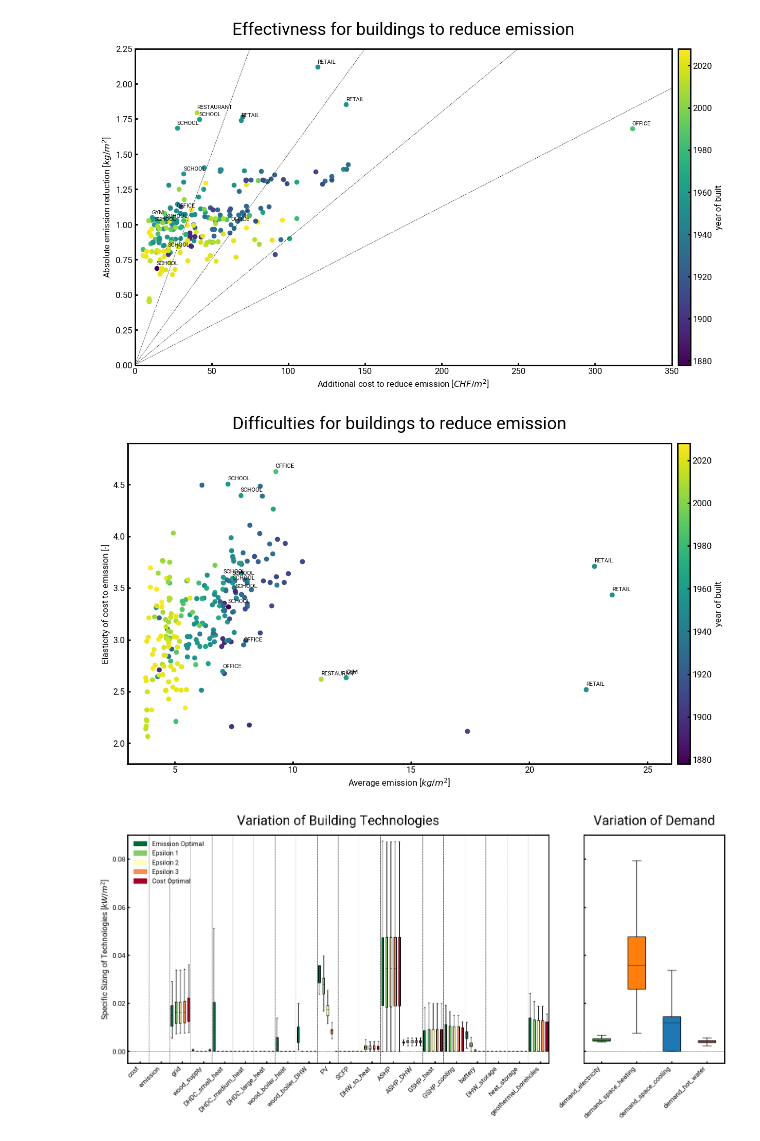
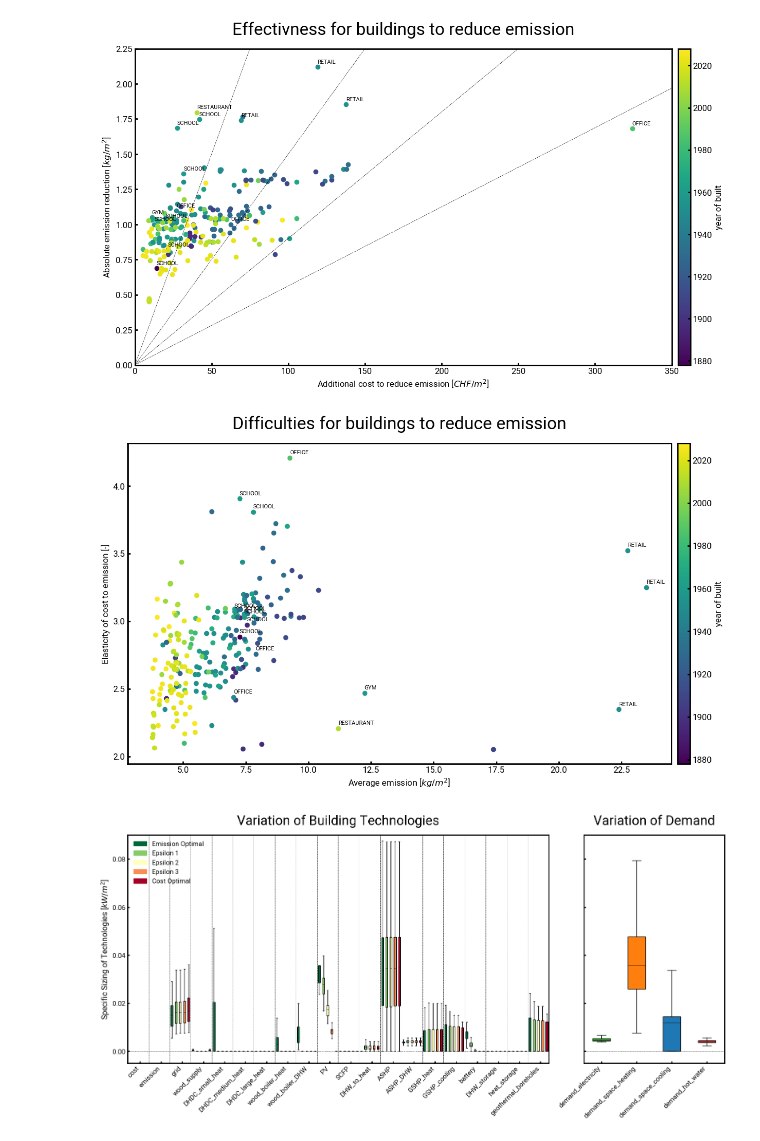
Before and after one commit to yiqiaowang-arch/calliope_optimization, a Jupyter notebook: optimization_calliope_plot8_singlebuilding.ipynb, the cells around one changed output. Drawn from its saved outputs; the diff is of its cells as text; code cells hidden in the pictures.

Commit message:
change visualization

```diff
--- a/optimization_calliope_plot8_singlebuilding.ipynb
+++ b/optimization_calliope_plot8_singlebuilding.ipynb
@@ -578,41 +578,41 @@ for building_name in df_tech_cap.index.get_level_values('building').unique():
     # last one is cost minimal, thus emission maximal
     # the slope defines how hard it is to reduce emission when sliding from cost minimal to emission minimal
     y1 = df_pareto['cost'].iloc[1]
-    y2 = df_pareto['cost'].iloc[3]
+    y2 = df_pareto['cost'].iloc[4]
     x1 = df_pareto['emission'].iloc[1]
-    x2 = df_pareto['emission'].iloc[3]
+    x2 = df_pareto['emission'].iloc[4]
     slope = -(y2-y1)/(x2-x1)
     average_emission = (df_pareto['emission'].iloc[-3] + df_pareto['emission'].iloc[1]) / 2
     # label the points with building name next to the points
     building_year = zone_df.loc[building_name, 'YEAR']
     # building_area = zone_df.loc[building_name, 'area'] * zone_df.loc[building_name, 'floors_ag']
     building_color = colormap(year_norm(building_year))
     # find building typology
     plt.scatter(average_emission, slope, label=building_name, marker='o', color=building_color)
     # annotate the building name next to the point
     if zone_df.loc[building_name, 'typology_1ST_USE'] not in ['SINGLE_RES', 'MULTI_RES']:
         plt.annotate(zone_df.loc[building_name, 'typology_1ST_USE'], (average_emission, slope),
                      fontsize=8, xytext=(0, 5), textcoords='offset points', ha='left')
 
 plt.ylabel('Elasticity of cost to emission [-]')
 plt.xlabel('Average emission [$kg/m^2$]')
-plt.xlim(3, 26)
-plt.ylim(1.8, 4.9)
+# plt.xlim(3, 26)
+# plt.ylim(1.8, 4.9)
 # plot a horizontal line at 800
 # plt.axhline(y=900, color='k', linestyle='--', linewidth=0.5)
 # plt.axhline(y=530, color='k', linestyle='--', linewidth=0.5)
 plt.title('Difficulties for buildings to reduce emission', fontsize=24)
 
 # again, plot a colorbar next to the plot, with the same height as the plot box
 cax = plt.axes([0.96, 0.11, 0.02, 0.77])
 cbar = ColorbarBase(cax, cmap=colormap, norm=year_norm)
 # label the building year on the left of the colorbar
 cbar.ax.set_ylabel('year of built')
 
-plt.savefig(r'C:\Users\wangy\polybox - Yiqiao Wang (yiqwang@student.ethz.ch)@polybox.ethz.ch\Final Report\Graphics\ParetoFront_elasticity_{}.png'.format(store_folder[9:]), dpi=300, bbox_inches='tight')
+plt.savefig(r'C:\Users\wangy\polybox - Yiqiao Wang (yiqwang@student.ethz.ch)@polybox.ethz.ch\Final Report\Graphics\ParetoFront_elasticity_{}.pdf'.format(store_folder[9:]), dpi=300, bbox_inches='tight')
 plt.show()
 # %% [output]
-[figure, old version]
+[figure, new version]
 # %%
 # Separate the demand technologies
 df_demand_tech = df_tech_cap[df_tech_cap.columns[-4:]]
```
